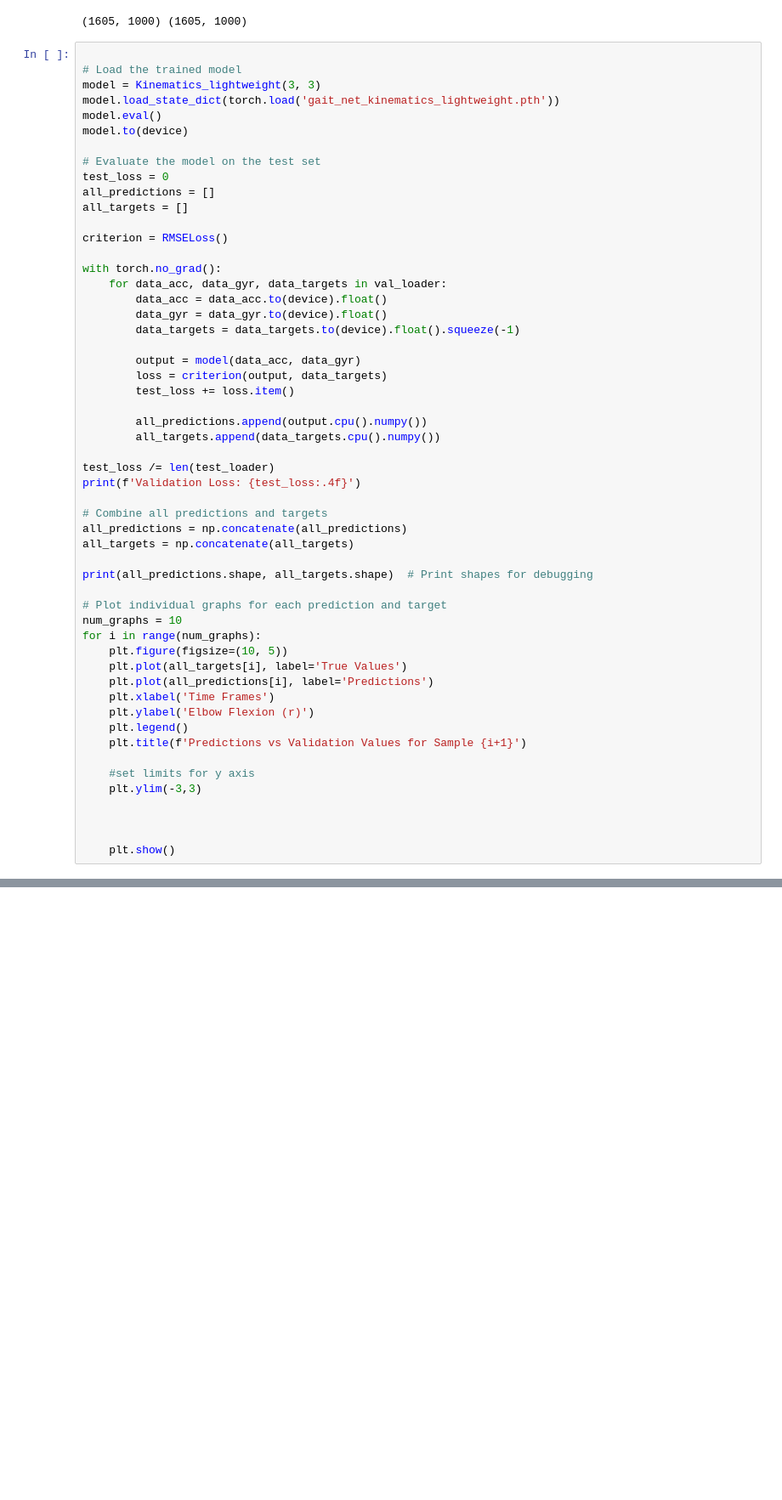
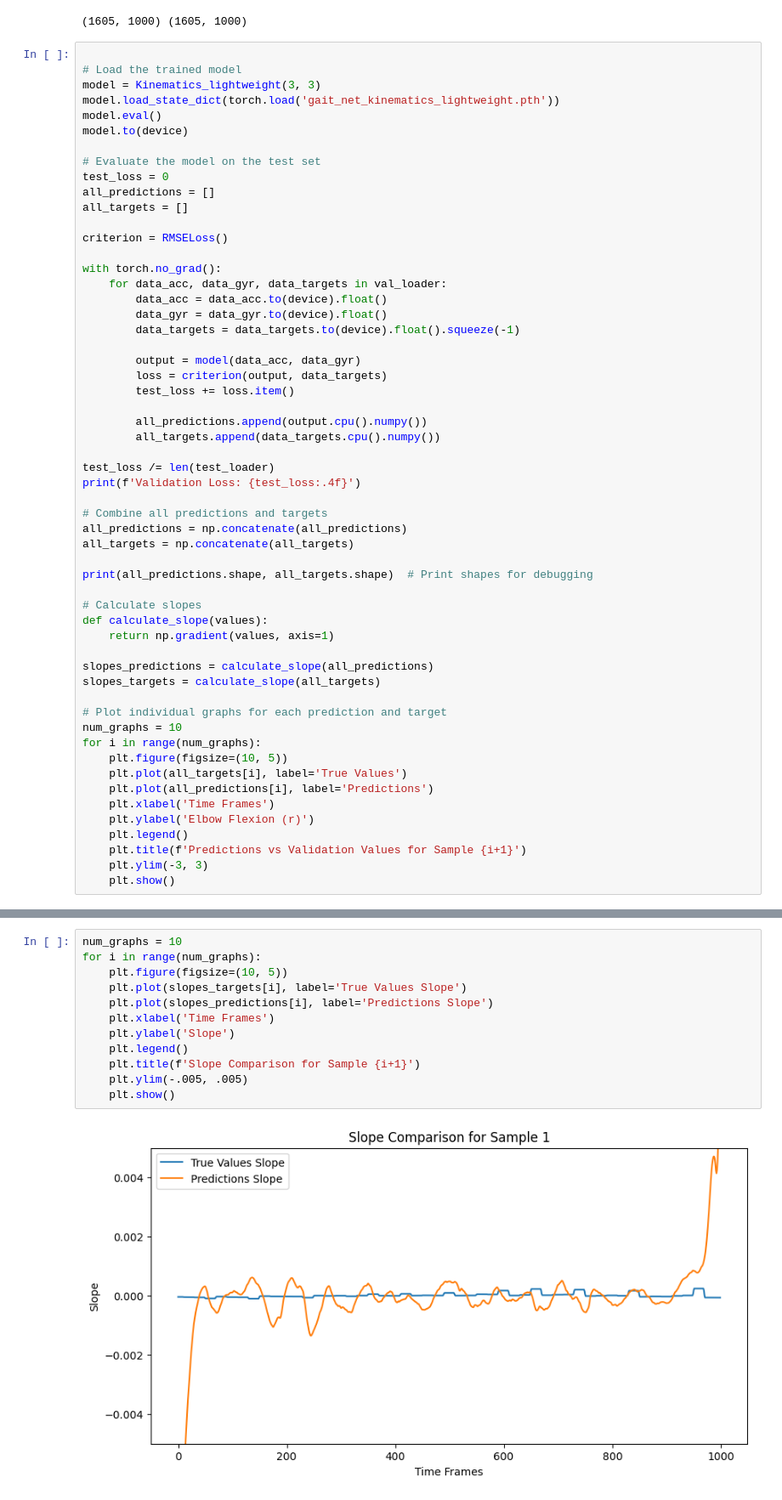
Before and after one commit to stevenc15/SD1-project, a Jupyter notebook: ml/examples/kin_light_newdataset.ipynb, the cells around one changed output, grey strips where cells are left out. Shown at 85% size. Cells and saved outputs as stored; diff of their text form; blank space fills up the shorter version.

Commit message:
Added extra annotation to graphs

```diff
--- a/ml/examples/kin_light_newdataset.ipynb
+++ b/ml/examples/kin_light_newdataset.ipynb
@@ -738,6 +738,13 @@ all_targets = np.concatenate(all_targets)
 
 print(all_predictions.shape, all_targets.shape)  # Print shapes for debugging
 
+# Calculate slopes
+def calculate_slope(values):
+    return np.gradient(values, axis=1)
+
+slopes_predictions = calculate_slope(all_predictions)
+slopes_targets = calculate_slope(all_targets)
+
 # Plot individual graphs for each prediction and target
 num_graphs = 10
 for i in range(num_graphs):
@@ -748,12 +755,7 @@ for i in range(num_graphs):
     plt.ylabel('Elbow Flexion (r)')
     plt.legend()
     plt.title(f'Predictions vs Validation Values for Sample {i+1}')
-
-    #set limits for y axis
-    plt.ylim(-3,3)
-
-
-
+    plt.ylim(-3, 3)
     plt.show()
 # %% [output]
 Validation Loss: 0.0657
@@ -768,3 +770,17 @@ Validation Loss: 0.0657
 [figure]
 [figure]
 [figure]
+# %%
+num_graphs = 10
+for i in range(num_graphs):
+    plt.figure(figsize=(10, 5))
+    plt.plot(slopes_targets[i], label='True Values Slope')
+    plt.plot(slopes_predictions[i], label='Predictions Slope')
+    plt.xlabel('Time Frames')
+    plt.ylabel('Slope')
+    plt.legend()
+    plt.title(f'Slope Comparison for Sample {i+1}')
+    plt.ylim(-.005, .005)
+    plt.show()
+# %% [output]
+[figure, added]
```
Also changed, not shown: parts of 2 cells of this notebook.
